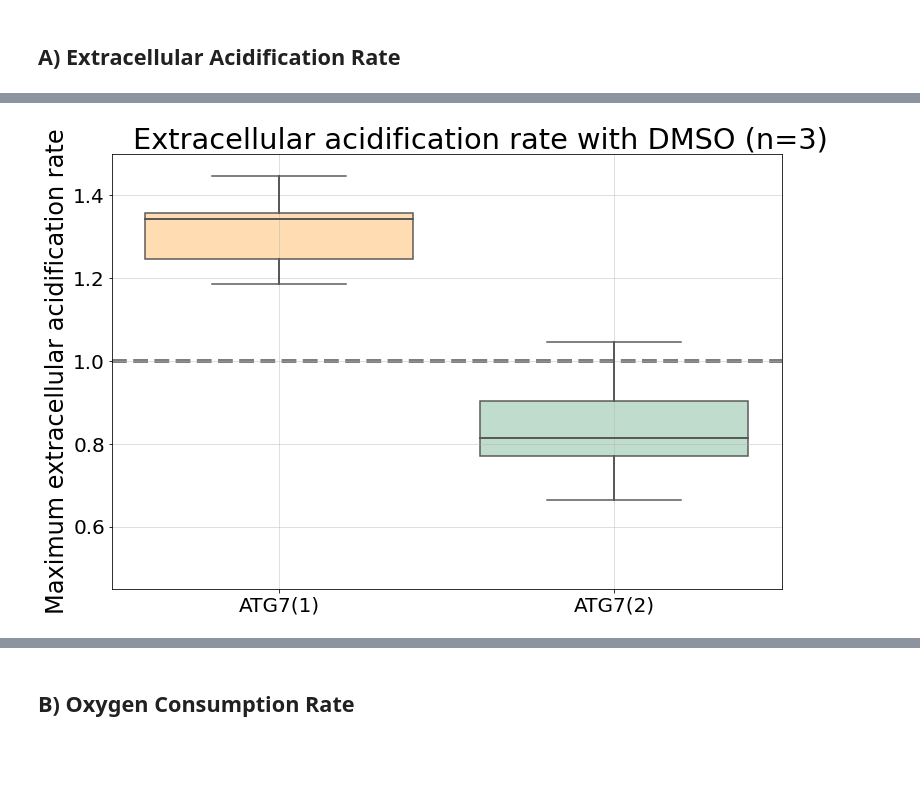
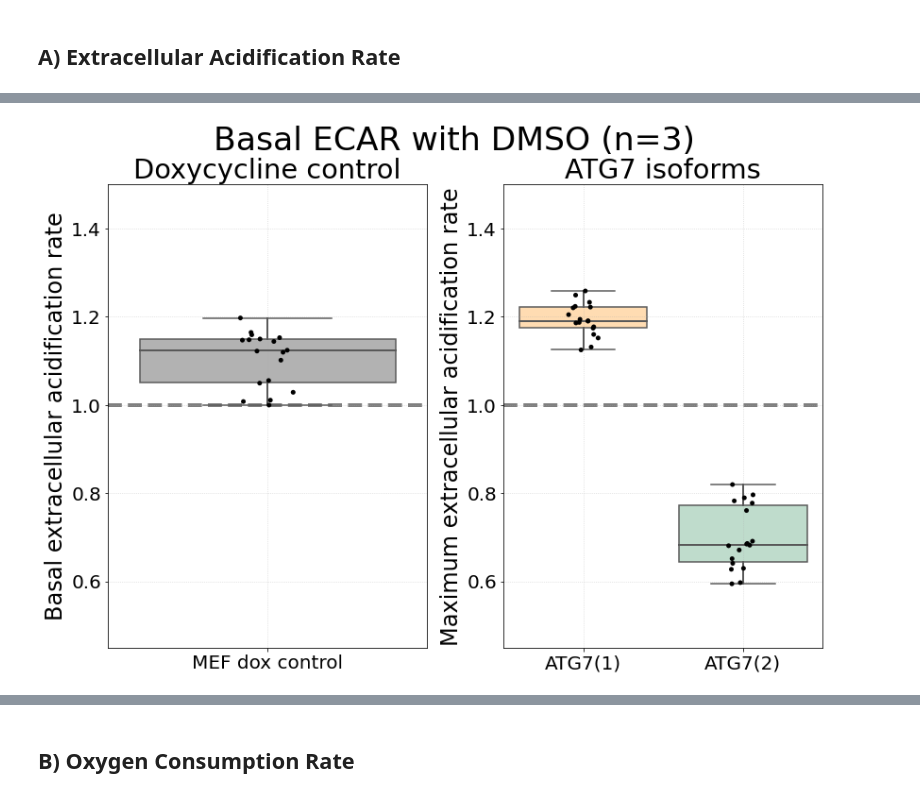
Before and after one commit to Keviosta/Article_short_isoform_ATG7_private, a Jupyter notebook: ATG7/atg7_mef/atg7_mef_seahorse/mef_seahorse_recap.ipynb, the cells around one changed output, grey strips where cells are left out. Saved outputs shown, nothing was run; the diff lists cells and outputs as text; code cells hidden in the pictures; blank space fills up the shorter version.

```diff
--- a/ATG7/atg7_mef/atg7_mef_seahorse/mef_seahorse_recap.ipynb
+++ b/ATG7/atg7_mef/atg7_mef_seahorse/mef_seahorse_recap.ipynb
@@ -10,6 +10,8 @@ matplotlib.rcParams.update({'font.size':24, 'font.family':'FreeSans', 'xtick.lab
 # %%
 input_file_directory = '/Users/kja11/OneDrive - Háskóli Íslands/PhD ATG7//0 in_silico/Python/1)data_input/'
 output_file_directory = '/Users/kja11/OneDrive - Háskóli Íslands/PhD ATG7/0 in_silico/Python/3)output/'
+# %%
+path = output_file_directory + "ATG7/MEF/Seahorse_results/"
 # %% [markdown]
 # II] DL data
 # %% [markdown]
@@ -57,43 +74,81 @@ Wall time: 30.9 ms
 # %%
-all_data = [[ecar_dmso_exp, 'DMSO'], [ecar_baf_exp, 'BAF']]
+# BASAL LEVEL RATE
+dfs = recap_ecar_dmso_basal, recap_ecar_baf_basal
+infos = 'DMSO', 'BAF'
 
-for data in all_data:
-    df = data[0]
-    condition = data[1]
+controls = 'MEF dox control'
+iso1 = 'ATG7(1)'
+iso2 = 'ATG7(2)'
+
+for i in range(len(dfs)):
+    df = dfs[i]
+    info = infos[i]
 
     # Mann-Whitney analysis
-    statistic, pvalue = scipy.stats.mannwhitneyu(df['ATG7(1)'], df['ATG7(2)'])
+    #controls
+    statistic, pvalue = scipy.stats.mannwhitneyu(df_ori['Empty Vector +dox'], df_ori['Empty Vector -dox'])
     Pvalue = "{:.3E}".format(pvalue)
-    print("the pvalue between ATG7(1) and ATG7(2) with", condition,"is", Pvalue)
+    print(f'the pvalue between no dox and dox with {info} is {Pvalue} for basal level rate')
 
-    #Graph, Bloxplot
-    ax = seaborn.boxplot(palette = 'Set2', data = df.iloc[:,1:],
-                    medianprops={'lw':2}, whiskerprops={'lw':2}, showcaps=True, showfliers=False)
+    #isoforms
+    statistic, pvalue = scipy.stats.mannwhitneyu(df[iso1], df[iso2])
+    Pvalue = "{:.3E}".format(pvalue)
+    print(f'the pvalue between ATG7(1) and ATG7(2) with, {info} is {Pvalue}')
 
+    #Figure with 2 graphs
+    fig, ax = plt.subplots(1,2)
+    plt.tight_layout()
+    fig.suptitle(f'Basal ECAR with {info} (n=3)', y=1.05, fontsize="x-large")
+
+    #graph for controls
+    fig = seaborn.boxplot(ax=ax[0], palette = 'Set2', data = df.iloc[:,0:1], medianprops={'lw':2},
+                          whiskerprops={'lw':2}, showcaps=True, showfliers=False)
+    fig = seaborn.stripplot(ax=ax[0], data = df.iloc[:,0:1], color = 'k')
+    fig.set_title("Doxycycline control")
+    fig.set_xlabel('')
+    fig.set_ylabel('Basal extracellular acidification rate')
 
     # Select which box you want to change
-    box_ATG7_1 = ax.artists[0]
-    box_ATG7_1.set_facecolor('darkorange')
-    box_ATG7_2 = ax.artists[1]
-    box_ATG7_2.set_facecolor('seagreen')
+    box_nodox = fig.artists[0]
+    box_nodox.set_facecolor('black')
 
     # adding transparency to colors
-    for patch in ax.artists:
+    for patch in fig.artists:
          r, g, b, a = patch.get_facecolor()
          patch.set_facecolor((r, g, b, .3))
 
-    plt.axhline(y=1, ls='--', lw=4, color='tab:grey', zorder=1)
-    plt.ylabel('Maximum extracellular acidification rate')
-    plt.ylim(0.45,1.5)
-    plt.xlabel('')
-    text_title = 'Extracellular acidification rate with '+ condition+ ' (n=3)'
-    plt.title(text_title, x=.55)
-    plt.grid(alpha = 0.5)
+    fig.axhline(y=1, ls='--', lw=4, color='tab:grey', zorder=1)
+    fig.grid(alpha = 0.5, ls = ":")
+    fig.set_ylim(0.45,1.5)
+
+
+    #graph for ATG7(1) vs ATG7(2)
+    fig = seaborn.boxplot(ax=ax[1], palette = 'Set2', data = df.iloc[:,1:], medianprops={'lw':2},
+                          whiskerprops={'lw':2}, showcaps=True, showfliers=False)
+    fig = seaborn.stripplot(ax=ax[1], data = df.iloc[:,1:], color = 'k')
+    fig.set_title("ATG7 isoforms")
+    fig.set_xlabel('')
+    fig.set_ylabel('Maximum extracellular acidification rate')
+
+    # Select which box you want to change
+    box_iso1 = fig.artists[0]
+    box_iso1.set_facecolor('darkorange')
+    box_iso2 = fig.artists[1]
+    box_iso2.set_facecolor('seagreen')
+
+    # adding transparency to colors
+    for patch in fig.artists:
+         r, g, b, a = patch.get_facecolor()
+         patch.set_facecolor((r, g, b, .3))
+
+    fig.axhline(y=1, ls='--', lw=4, color='tab:grey', zorder=1)
+    fig.grid(alpha = 0.5, ls = ":")
+    fig.set_ylim(0.45,1.5)
 
     # save
-    path = 'ATG7/Seahorse_results/seahorse_ECAR/'
-    text_file = 'graph_all_ecar_'+condition
-    plt.savefig(output_file_directory+path+text_file+'.svg')
+    path2 = 'seahorse_ECAR/'
+    text_file = 'graph_all_ecar_basal_'+info
+    plt.savefig(path+path2+text_file+'.svg')
     plt.show()
     plt.clf()
 # %% [output]
@@ -101 +161 @@ the pvalue between ATG7(1) and ATG7(2) with DMSO is 2.061E-04
-[figure, old version]
+[figure, new version]
```
Also changed, not shown: parts of 12 cells of this notebook, 6 other files.
